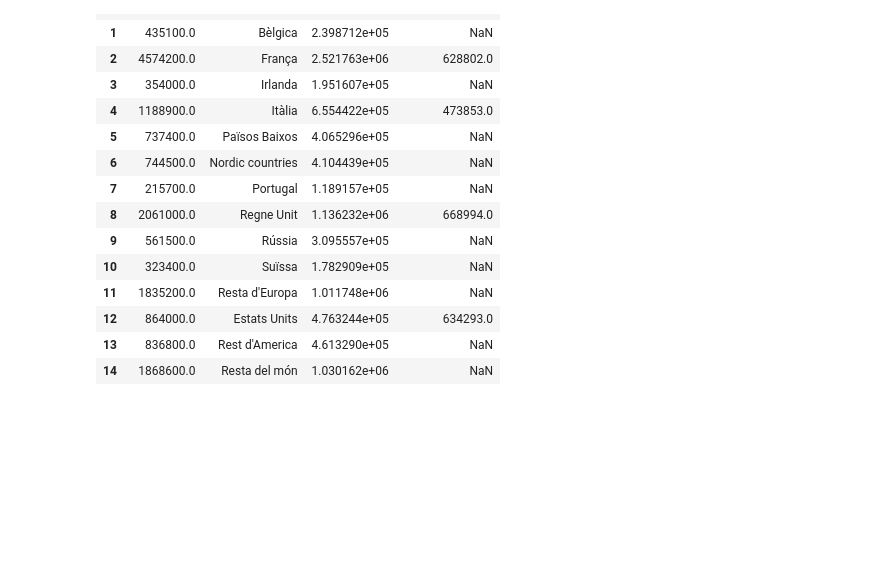
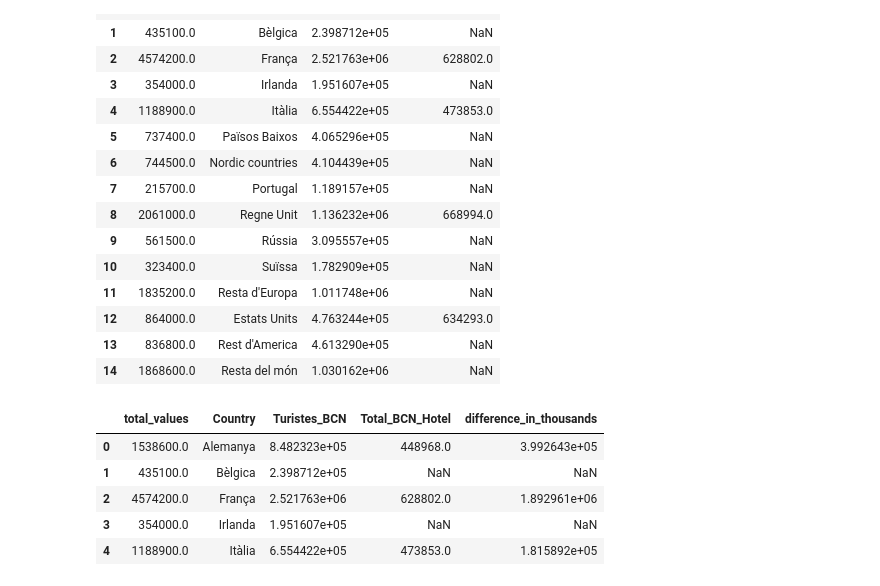
Before and after one commit to FHnt97/Project-Week-2-Barcelona, a Jupyter notebook: your-project/Query 2016.ipynb, the cells around one changed output. Cells and saved outputs as stored; diff of their text form; code cells hidden in the pictures; blank space fills up the shorter version.

```diff
--- a/your-project/Query 2016.ipynb
+++ b/your-project/Query 2016.ipynb
@@ -220,3 +220,13 @@ join_2016
 join_2016["difference_in_thousands"]=join_2016["Turistes_BCN"]-join_2016["Total_BCN_Hotel"]
 join_2016
 join_2016.to_csv("./final_difference_2016.csv")
+# %%
+join_2016 = pd.read_csv("./final_difference_2016.csv", index_col=0)
+join_2016.head()
+# %% [output]
+|  | total_values | Country | Turistes_BCN | Total_BCN_Hotel | difference_in_thousands |
+| 0 | 1538600.0 | Alemanya | 8.482323e+05 | 448968.0 | 3.992643e+05 |
+| 1 | 435100.0 | Bèlgica | 2.398712e+05 | NaN | NaN |
+| 2 | 4574200.0 | França | 2.521763e+06 | 628802.0 | 1.892961e+06 |
+| 3 | 354000.0 | Irlanda | 1.951607e+05 | NaN | NaN |
+| 4 | 1188900.0 | Itàlia | 6.554422e+05 | 473853.0 | 1.815892e+05 |
```
Also changed, not shown: parts of 5 cells of this notebook, 4 other files.
